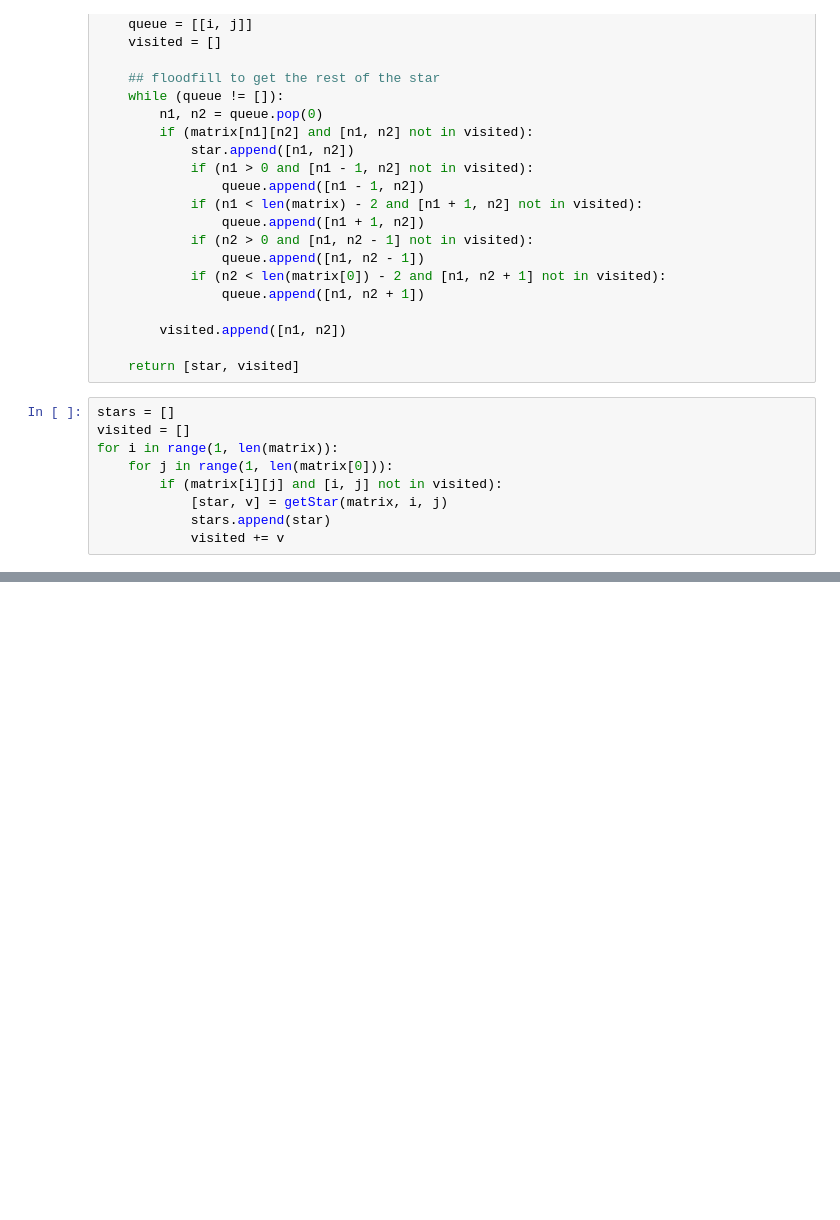
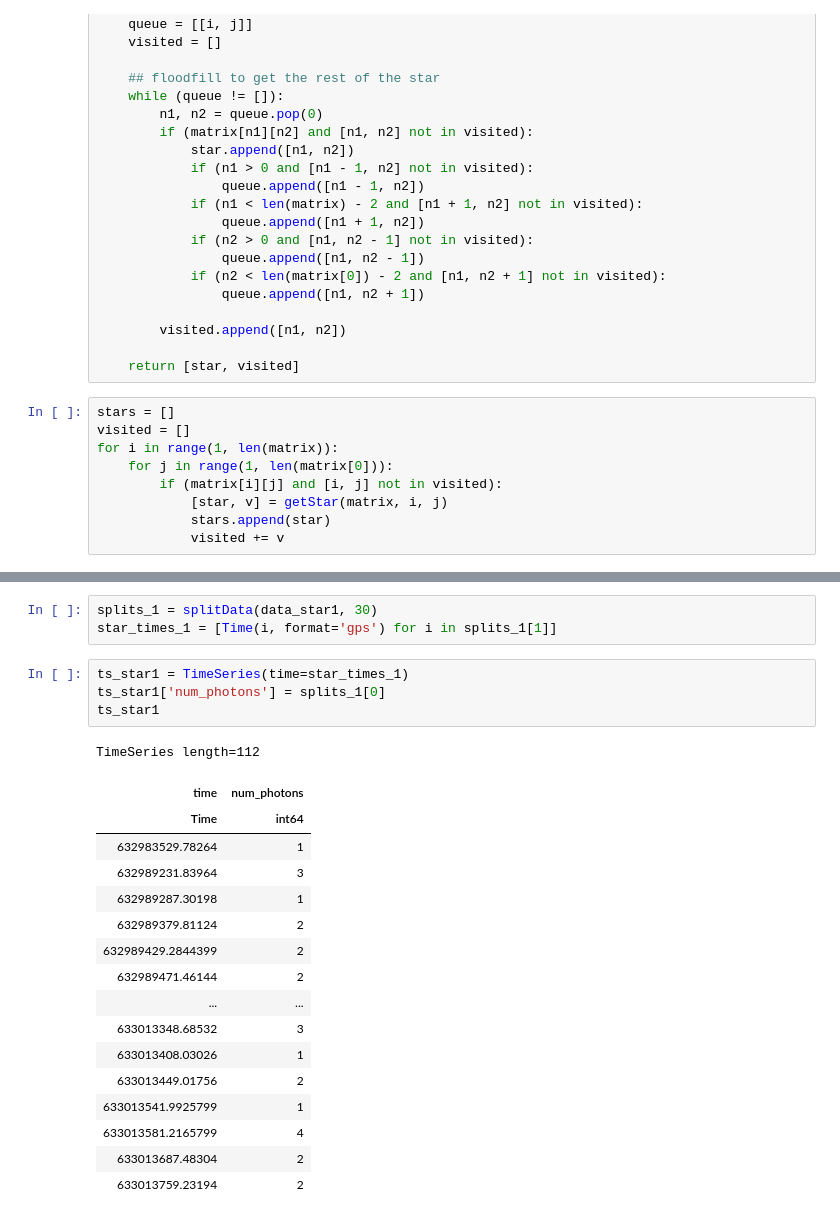
Before and after one commit to saphiooo/counting_stars, a Jupyter notebook: swift_uvot_events.ipynb, the cells around one changed output, grey strips where cells are left out. Cells and saved outputs as stored; diff of their text form; blank space fills up the shorter version.

```diff
--- a/swift_uvot_events.ipynb
+++ b/swift_uvot_events.ipynb
@@ -426,0 +468,25 @@ data_star1 = getData(star1)
+# %%
+splits_1 = splitData(data_star1, 30)
+star_times_1 = [Time(i, format='gps') for i in splits_1[1]]
+# %%
+ts_star1 = TimeSeries(time=star_times_1)
+ts_star1['num_photons'] = splits_1[0]
+ts_star1
+# %% [output]
+TimeSeries length=112
+| time | num_photons |
+| Time | int64 |
+| 632983529.78264 | 1 |
+| 632989231.83964 | 3 |
+| 632989287.30198 | 1 |
+| 632989379.81124 | 2 |
+| 632989429.2844399 | 2 |
+| 632989471.46144 | 2 |
+| ... | ... |
+| 633013348.68532 | 3 |
+| 633013408.03026 | 1 |
+| 633013449.01756 | 2 |
+| 633013541.9925799 | 1 |
+| 633013581.2165799 | 4 |
+| 633013687.48304 | 2 |
+| 633013759.23194 | 2 |
```
Also changed, not shown: parts of 22 cells of this notebook.
